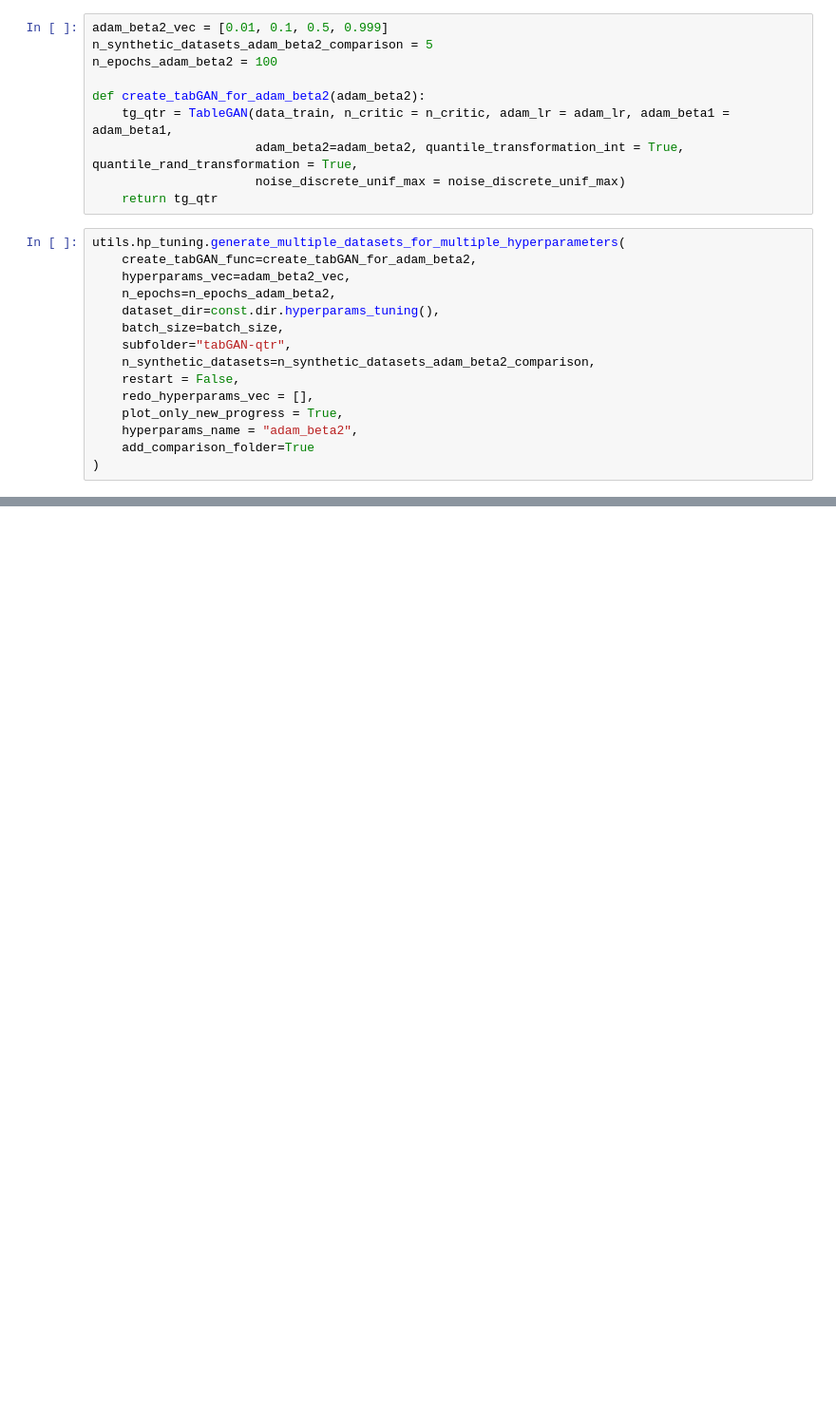
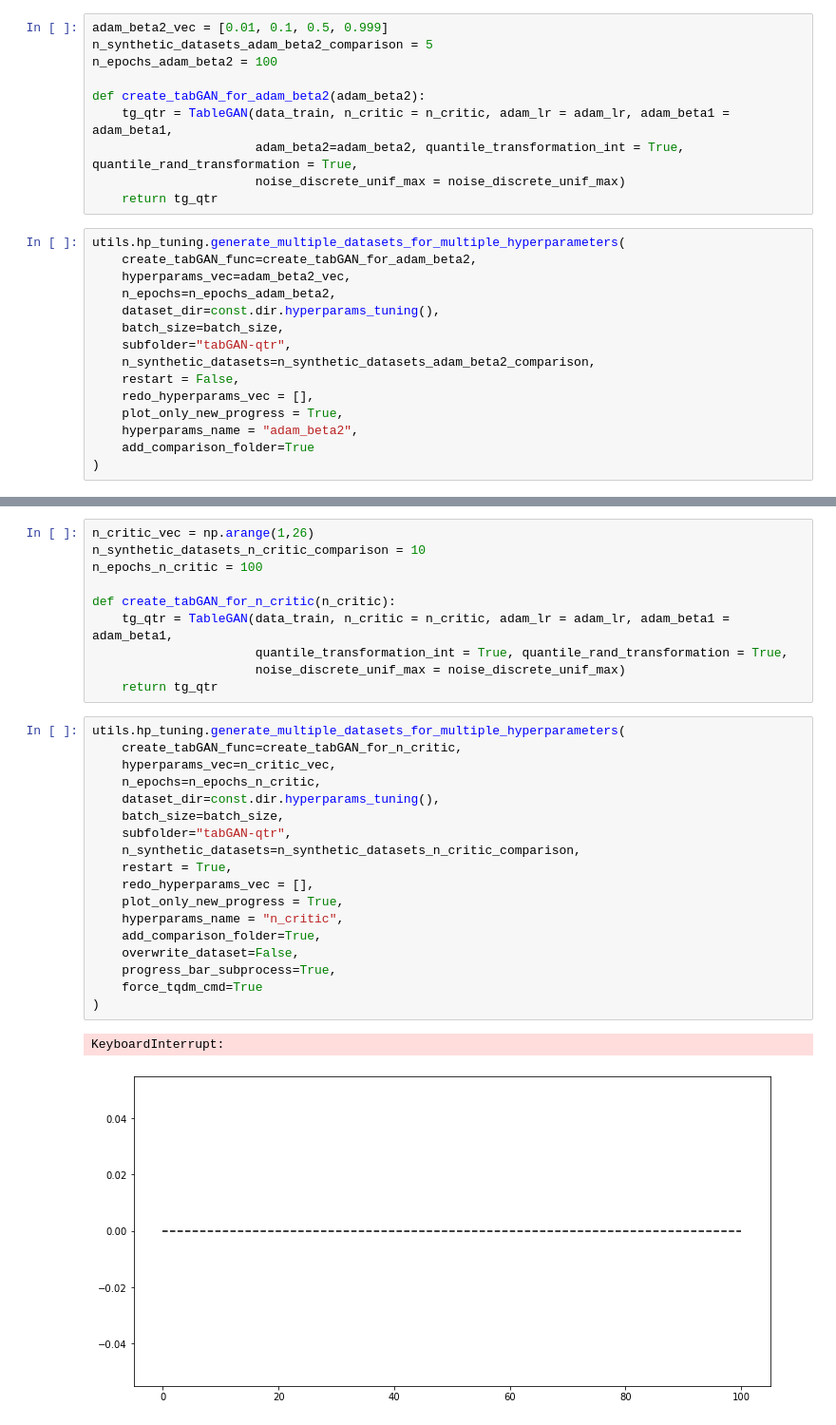
Before and after one commit to ArneRustad/Master-thesis-cf, a Jupyter notebook: scripts/tabGAN_hyperparam_tuning.ipynb, the cells around one changed output, grey strips where cells are left out. Shown at 95% size. Saved outputs shown, nothing was run; the diff lists cells and outputs as text; blank space fills up the shorter version.

```diff
--- a/scripts/tabGAN_hyperparam_tuning.ipynb
+++ b/scripts/tabGAN_hyperparam_tuning.ipynb
@@ -262,0 +245,31 @@ result_adam_beta2
+# %%
+n_critic_vec = np.arange(1,26)
+n_synthetic_datasets_n_critic_comparison = 10
+n_epochs_n_critic = 100
+
+def create_tabGAN_for_n_critic(n_critic):
+    tg_qtr = TableGAN(data_train, n_critic = n_critic, adam_lr = adam_lr, adam_beta1 = adam_beta1,
+                      quantile_transformation_int = True, quantile_rand_transformation = True,
+                      noise_discrete_unif_max = noise_discrete_unif_max)
+    return tg_qtr
+# %%
+utils.hp_tuning.generate_multiple_datasets_for_multiple_hyperparameters(
+    create_tabGAN_func=create_tabGAN_for_n_critic,
+    hyperparams_vec=n_critic_vec,
+    n_epochs=n_epochs_n_critic,
+    dataset_dir=const.dir.hyperparams_tuning(),
+    batch_size=batch_size,
+    subfolder="tabGAN-qtr",
+    n_synthetic_datasets=n_synthetic_datasets_n_critic_comparison,
+    restart = True,
+    redo_hyperparams_vec = [],
+    plot_only_new_progress = True,
+    hyperparams_name = "n_critic",
+    add_comparison_folder=True,
+    overwrite_dataset=False,
+    progress_bar_subprocess=True,
+    force_tqdm_cmd=True
+)
+# %% [output]
+KeyboardInterrupt:
+[figure, added]
```
Also changed, not shown: parts of 17 cells of this notebook, 44 other files.
